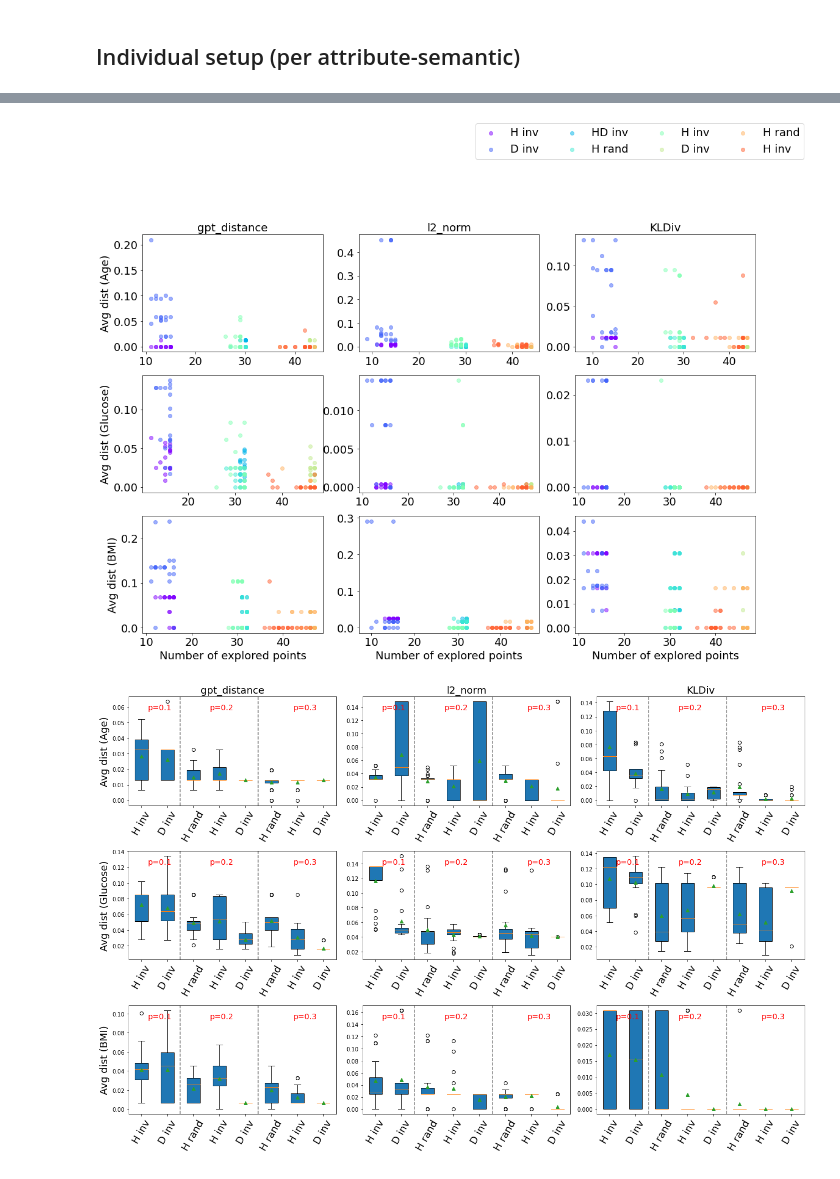
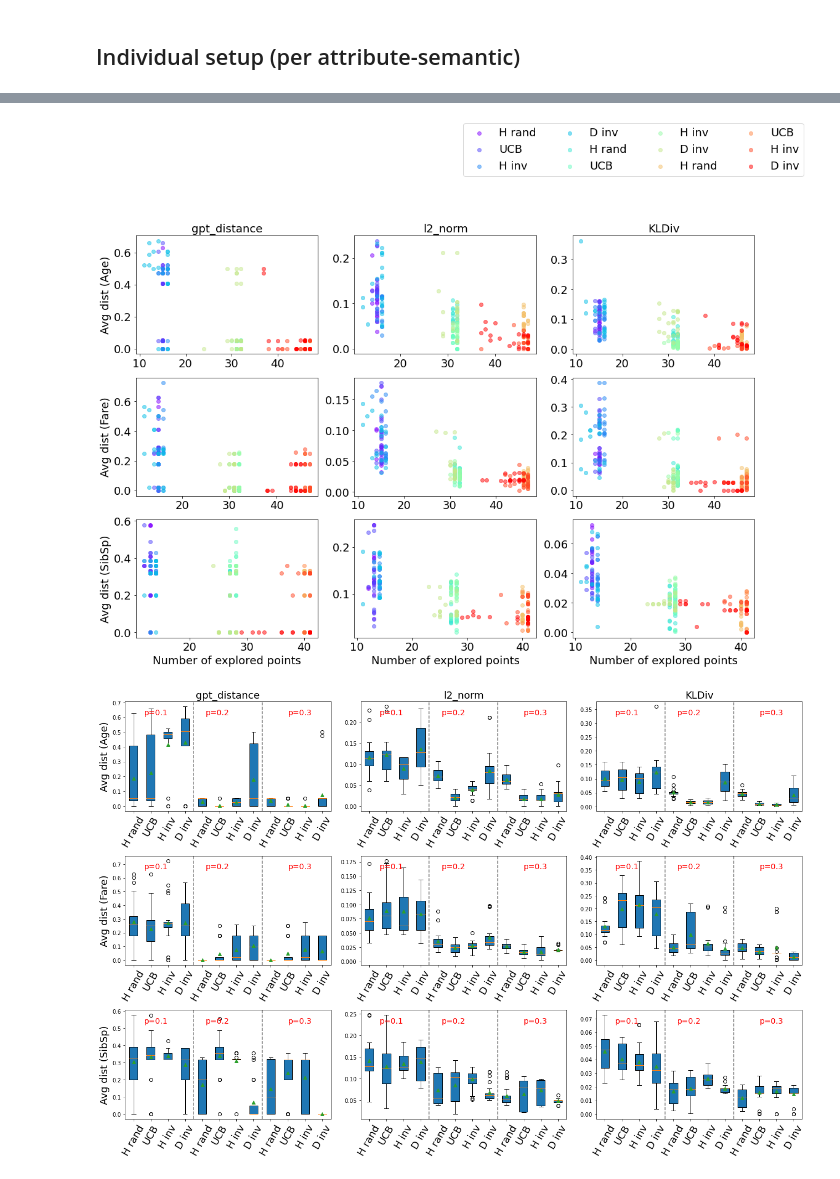
Before and after one commit to ey-l/explainable-discretization, a Jupyter notebook: notebooks/pca-explore.ipynb, the cells around one changed output, grey strips where cells are left out. Drawn from its saved outputs; the diff is of its cells as text; code cells hidden in the pictures.

```diff
--- a/notebooks/pca-explore.ipynb
+++ b/notebooks/pca-explore.ipynb
@@ -234,7 +234,7 @@ def cluster_sampling(search_space, p:float=0.2, semantic_metric='l2_norm') -> Li
     return explored_points, pareto_points, cluster_assignments
 # %%
 #for semantic_metric in semantic_metrics:
-semantic_metric = 'KLDiv'
+semantic_metric = 'gpt_distance'
 p={'p':0.2}
 datapoints, gt_pareto_points, points_df = get_pareto_front(ss.candidates, semantic_metric)
 explored_points, est_pareto_points, clusters = cluster_sampling(ss, p, semantic_metric)
@@ -540,9 +503,9 @@ raw_data
 # %% [markdown]
 ## Individual setup (per attribute-semantic)
 # %%
-use_case = 'modeling'
-dataset = 'pima'
-dst_folder = os.path.join(ppath, 'exp', f"{dataset}.2024_11_18.test1", use_case)
+use_case = 'visualization'
+dataset = 'titanic'
+dst_folder = os.path.join(ppath, 'exp', f"{dataset}.2024_12_13.test1", use_case)
 exp_config = json.load(open(os.path.join(ppath, 'code', 'configs', f'{dataset}.json')))
 attributes = list(exp_config['attributes'].keys())
 dfs = []
@@ -555,10 +518,10 @@ for attribute in attributes[:3]:
     dfs.append(df)
 #data = pd.concat(data)
 # %%
-methods = df['method'].unique()[:13]
-method_names = ['H inv', 'D inv',
-                'H rand', 'H inv', 'D inv',
-                'H rand', 'H inv', 'D inv',]
+methods = df['method'].unique()[:17]
+method_names = ['H rand', 'UCB', 'H inv', 'D inv',
+                'H rand', 'UCB', 'H inv', 'D inv',
+                'H rand', 'UCB', 'H inv', 'D inv',]
 methods = [m for m in methods if 'rand_inverse' not in m]
 methods = [m for m in methods if 'hdbscan_reverse' not in m]
 methods
@@ -601,35 +568,35 @@ for k, df in enumerate(dfs):
 fig.tight_layout()
 plt.show()
 # %% [output]
-[figure, old version]
+[figure, new version]
 # %%
 # box plot of avg_dist for each method
 row = len(dfs)
 fig, axs = plt.subplots(row, 3, figsize=(18, row*4))
 #method_names = ['CS (rand)', 'CS (prop)', 'CS (rev)', 'RS (0.2)', 'RS (0.4)', 'RS (0.5)', 'RS (0.8)']
 colors = ['blue', 'red', 'blue', 'blue', 'red', 'yellow', 'green']
 font_size = 18
 #methods = ['cluster_sampling_random', 'cluster_sampling_proportional',
 #       'cluster_sampling_reverse', 'random_sampling_0.2']
 for k, df in enumerate(dfs):
     df = df[df['method'].isin(methods)]
     for i, semantic_metric in enumerate(semantic_metrics):
         data = df[df['semantic_metric'] == semantic_metric]
         ax = axs[k][i]
         bp = ax.boxplot([data[data['method'] == method]['avg_dist'] for method in df['method'].unique()], labels=method_names, showmeans=True, patch_artist=True)
         ax.set_xticklabels(method_names, rotation=60)
         ax.xaxis.set_tick_params(labelsize=font_size)
         #if k != row-1: ax.set_xticks([])
         if k == 0: ax.set_title(semantic_metric, fontsize=font_size)
         if i == 0: ax.set_ylabel(f'Avg dist ({attributes[k]})', fontsize=font_size)
         #ax.axvline(x=1.5, color='gray', linestyle='--')
-        ax.axvline(x=2.5, color='gray', linestyle='--')
-        ax.axvline(x=5.5, color='gray', linestyle='--')
+        ax.axvline(x=4.5, color='gray', linestyle='--')
+        ax.axvline(x=8.5, color='gray', linestyle='--')
         ax.text(0.15, 0.9, 'p=0.1', fontsize=14, color='red', horizontalalignment='center', verticalalignment='center', transform=ax.transAxes)
         ax.text(0.45, 0.9, 'p=0.2', fontsize=14, color='red', horizontalalignment='center', verticalalignment='center', transform=ax.transAxes)
         ax.text(0.85, 0.9, 'p=0.3', fontsize=14, color='red', horizontalalignment='center', verticalalignment='center', transform=ax.transAxes)
         #for patch, color in zip(bp['boxes'], colors): patch.set_facecolor(color)
 fig.tight_layout()
 plt.show()
 # %% [output]
-[figure, old version]
+[figure, new version]
```
Also changed, not shown: parts of 16 cells of this notebook, 2 other files.
